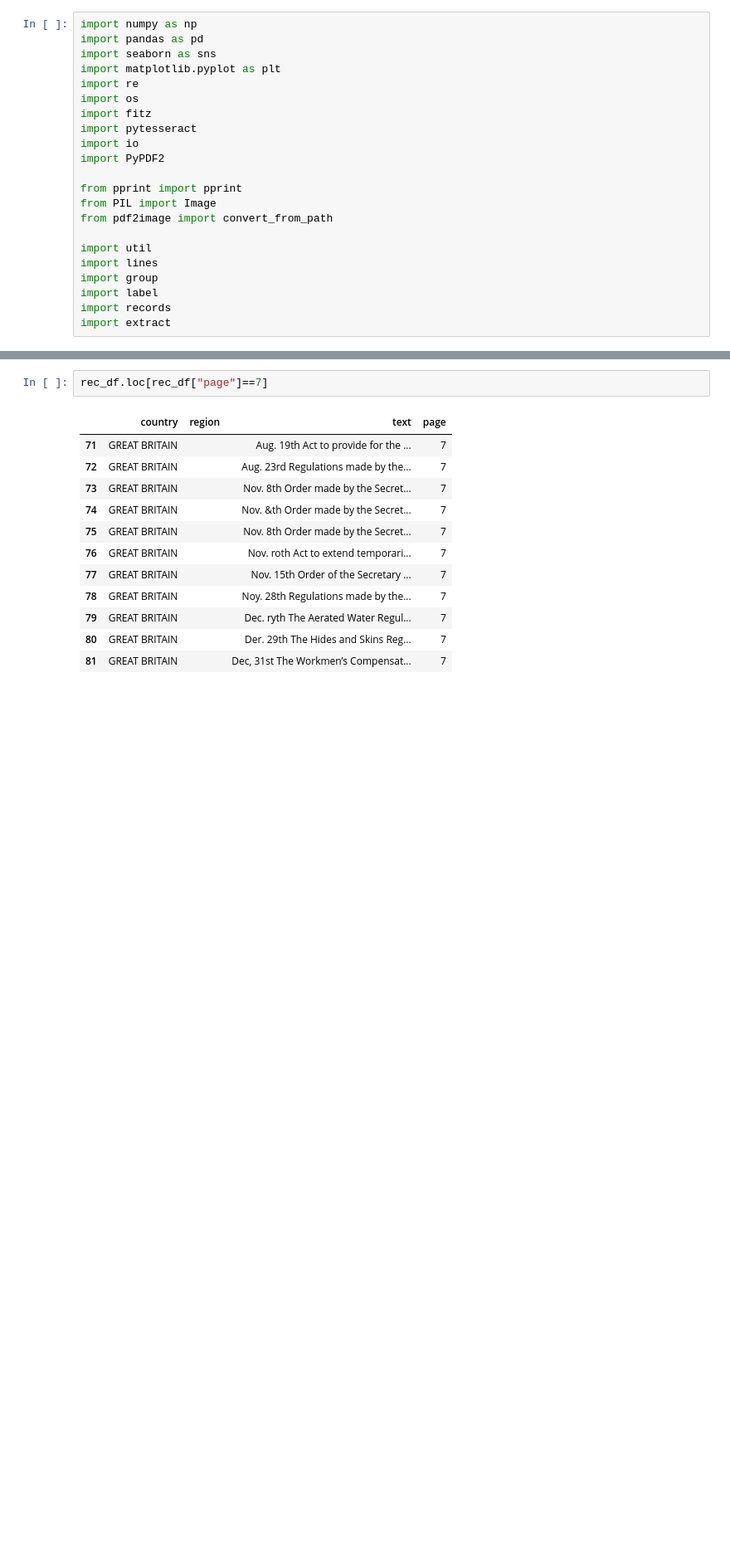
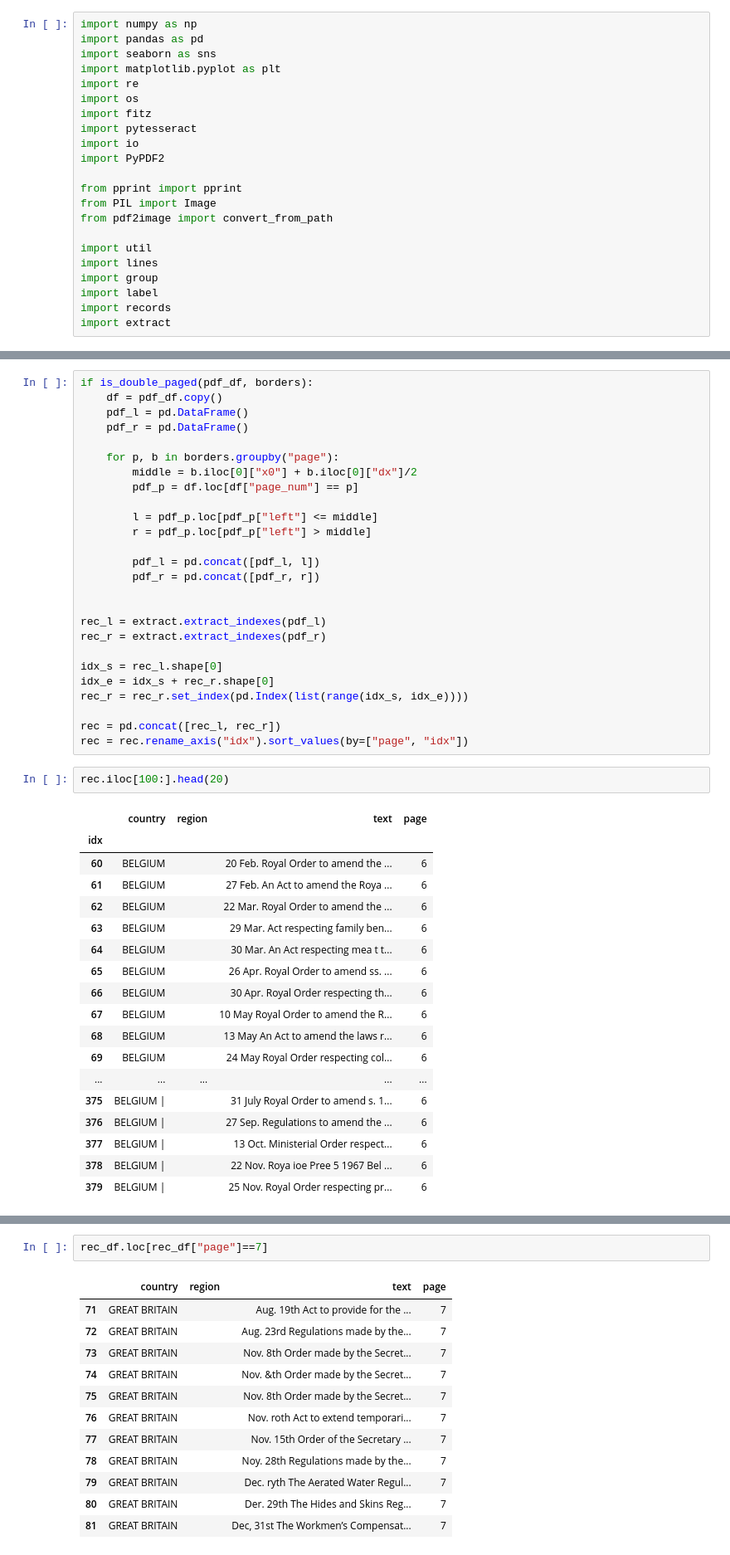
Before and after one commit to jeusa/indexex, a Jupyter notebook: code/index_extraction.ipynb, the cells around one changed output, grey strips where cells are left out. Shown at 83% size. Saved outputs shown, nothing was run; the diff lists cells and outputs as text; blank space fills up the shorter version.

Commit message:
ADD: recognize double paged documents

```diff
--- a/code/index_extraction.ipynb
+++ b/code/index_extraction.ipynb
@@ -100 +85,48 @@ lines_df
+# %%
+if is_double_paged(pdf_df, borders):
+    df = pdf_df.copy()
+    pdf_l = pd.DataFrame()
+    pdf_r = pd.DataFrame()
+
+    for p, b in borders.groupby("page"):
+        middle = b.iloc[0]["x0"] + b.iloc[0]["dx"]/2
+        pdf_p = df.loc[df["page_num"] == p]
+
+        l = pdf_p.loc[pdf_p["left"] <= middle]
+        r = pdf_p.loc[pdf_p["left"] > middle]
+
+        pdf_l = pd.concat([pdf_l, l])
+        pdf_r = pd.concat([pdf_r, r])
+
+
+rec_l = extract.extract_indexes(pdf_l)
+rec_r = extract.extract_indexes(pdf_r)
+
+idx_s = rec_l.shape[0]
+idx_e = idx_s + rec_r.shape[0]
+rec_r = rec_r.set_index(pd.Index(list(range(idx_s, idx_e))))
+
+rec = pd.concat([rec_l, rec_r])
+rec = rec.rename_axis("idx").sort_values(by=["page", "idx"])
+# %%
+rec.iloc[100:].head(20)
+# %% [output]
+|  | country | region | text | page |
+| idx |  |  |  |  |
+| 60 | BELGIUM |  | 20 Feb. Royal Order to amend the ... | 6 |
+| 61 | BELGIUM |  | 27 Feb. An Act to amend the Roya ... | 6 |
+| 62 | BELGIUM |  | 22 Mar. Royal Order to amend the ... | 6 |
+| 63 | BELGIUM |  | 29 Mar. Act respecting family ben... | 6 |
+| 64 | BELGIUM |  | 30 Mar. An Act respecting mea t t... | 6 |
+| 65 | BELGIUM |  | 26 Apr. Royal Order to amend ss. ... | 6 |
+| 66 | BELGIUM |  | 30 Apr. Royal Order respecting th... | 6 |
+| 67 | BELGIUM |  | 10 May Royal Order to amend the R... | 6 |
+| 68 | BELGIUM |  | 13 May An Act to amend the laws r... | 6 |
+| 69 | BELGIUM |  | 24 May Royal Order respecting col... | 6 |
+| ... | ... | ... | ... | ... |
+| 375 | BELGIUM | |  | 31 July Royal Order to amend s. 1... | 6 |
+| 376 | BELGIUM | |  | 27 Sep. Regulations to amend the ... | 6 |
+| 377 | BELGIUM | |  | 13 Oct. Ministerial Order respect... | 6 |
+| 378 | BELGIUM | |  | 22 Nov. Roya ioe Pree 5 1967 Bel ... | 6 |
+| 379 | BELGIUM | |  | 25 Nov. Royal Order respecting pr... | 6 |
 # %%
```
Also changed, not shown: parts of 8 cells of this notebook, 2 other files.
